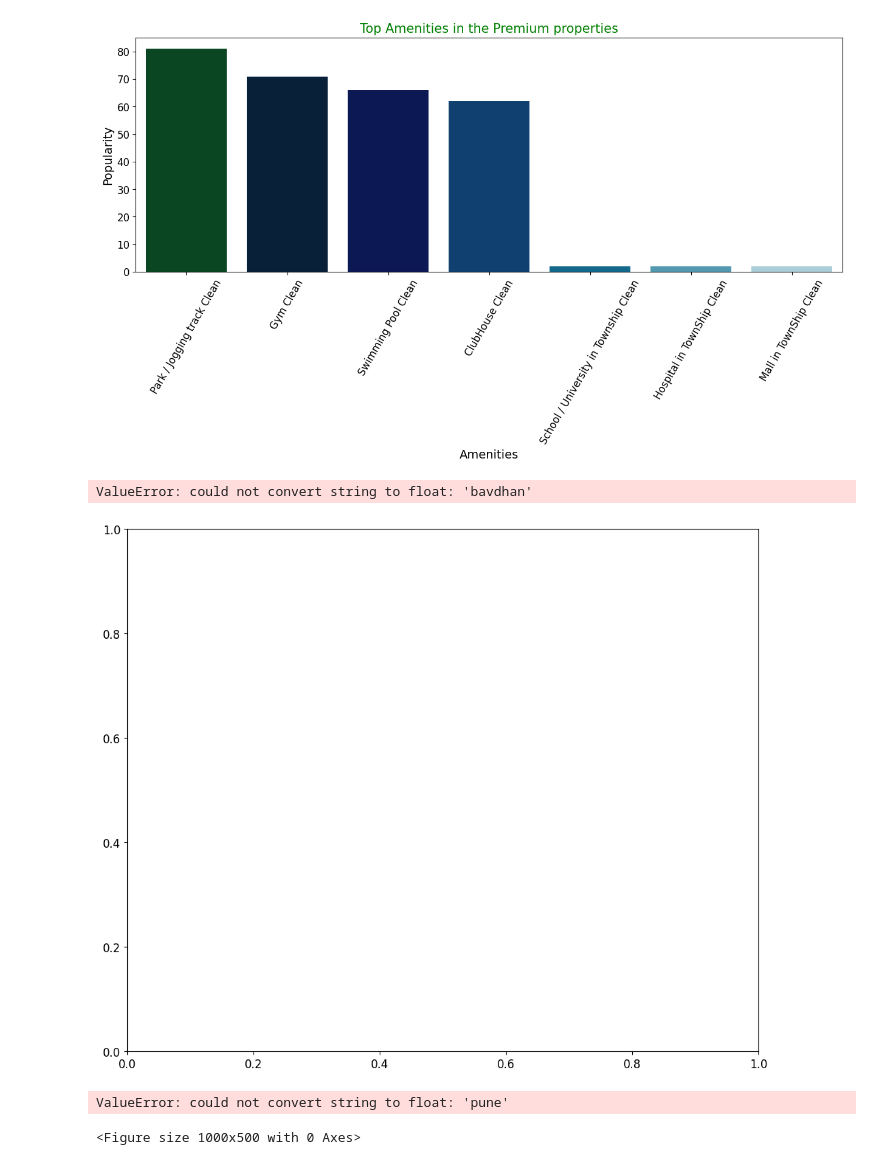
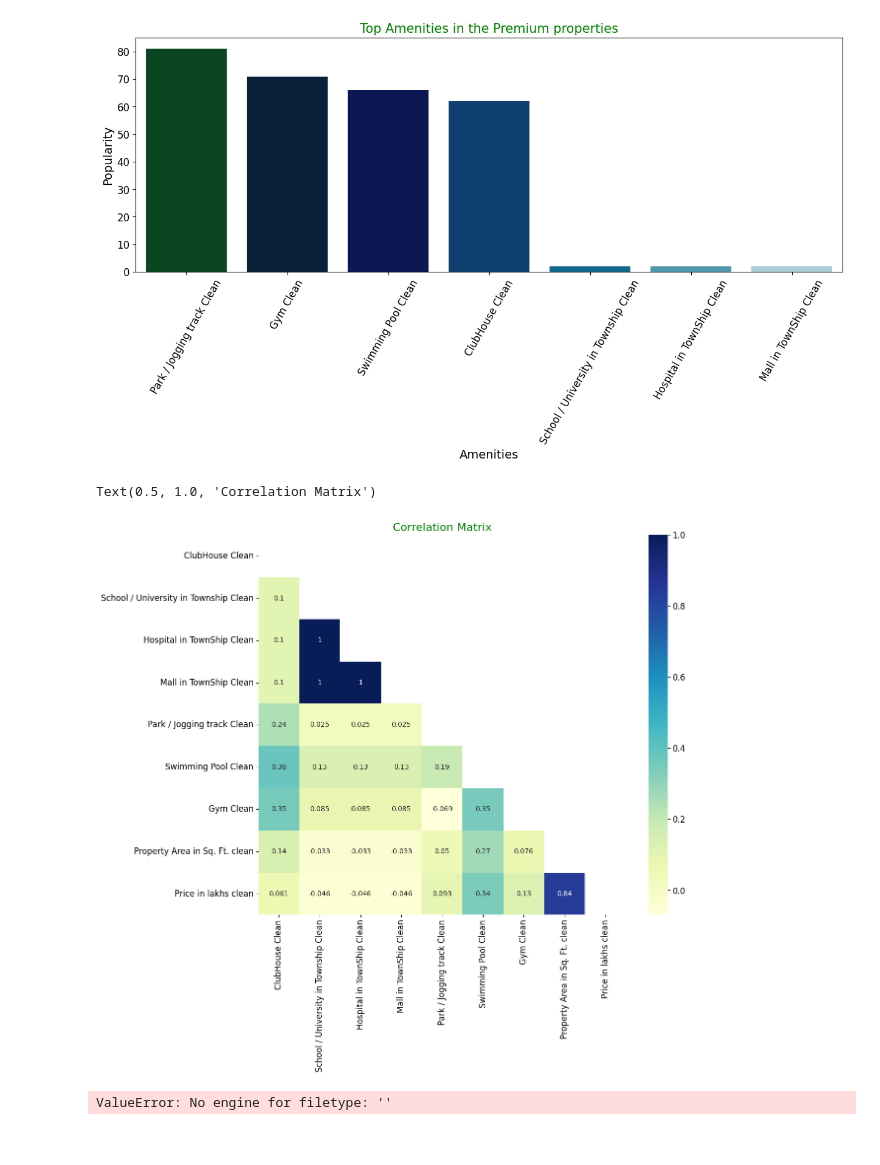
Before and after one commit to M-S-ALAM/Real-Estate-Price-Prediction, a Jupyter notebook: EDA.ipynb, the cells around one changed output. Cells and saved outputs as stored; diff of their text form; code cells hidden in the pictures.

```diff
--- a/EDA.ipynb
+++ b/EDA.ipynb
@@ -495,17 +495,15 @@ plt.show()
 | 3 | Mall in TownShip Clean | 2 |
 [figure]
 # %%
-data = data_final.drop(['City', 'State', 'Country'], axis=1)
+data = data_final.drop(['City', 'State', 'Country', 'Property Type clean', 'Company Name clean', 'TownShip Name/ Society Name clean', 'Description clean', 'Sub-Area clean'], axis=1)
 f, ax = plt.subplots(nrows=1, ncols=1, figsize=(12, 10))
-mask = np.triu(np.ones_like(data.corr(method='pearson')))
+mask = np.triu(np.ones_like(data.corr()))
 sns.heatmap(data.corr(),cmap="YlGnBu", annot=True, mask=mask)
 ax.set_title('Correlation Matrix', fontsize=16)
 # %% [output]
-ValueError: could not convert string to float: 'bavdhan'
+Text(0.5, 1.0, 'Correlation Matrix')
-[figure, old version]
+[figure, new version]
-# %%
-plt.figure(figsize=(10,5))
-sns.heatmap(data_final.corr(),annot=True)
-# %% [output]
-ValueError: could not convert string to float: 'pune'
-<Figure size 1000x500 with 0 Axes>
+# %%
+data_final.to_excel('inputs/Clean Pune Real Estate Data', index=False)
+# %% [output]
+ValueError: No engine for filetype: ''
```
Also changed, not shown: parts of 8 cells of this notebook, 1 other file.
